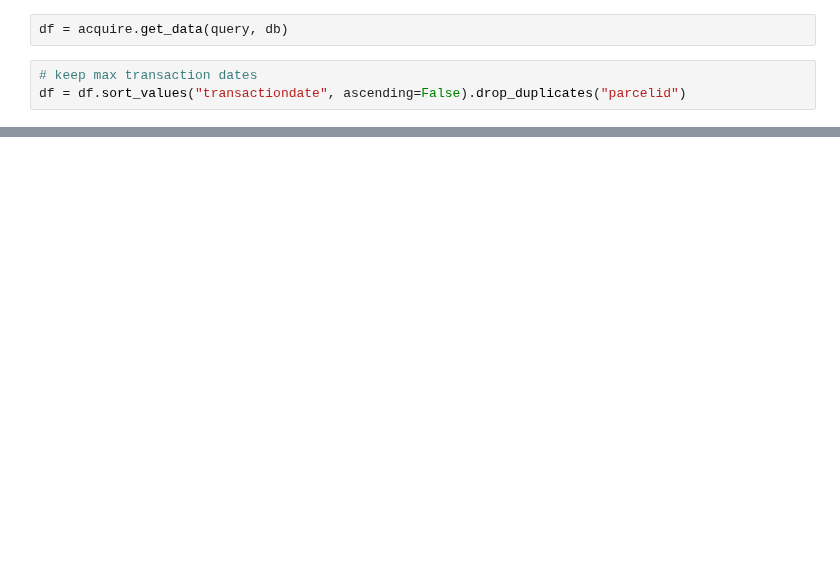
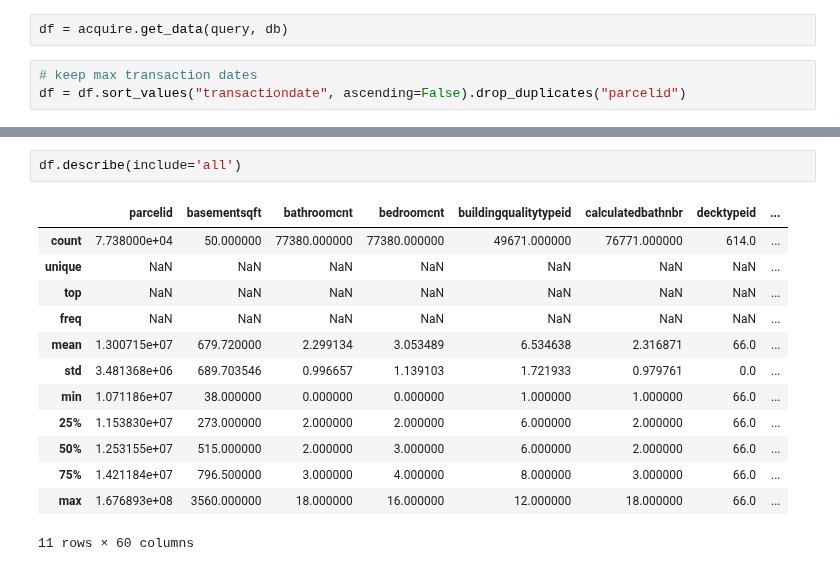
Before and after one commit to misty-garcia/ds-methodologies-exercises, a Jupyter notebook: clustering/zillow.ipynb, the cells around one changed output, grey strips where cells are left out. Cells and saved outputs as stored; diff of their text form; blank space fills up the shorter version.

```diff
--- a/clustering/zillow.ipynb
+++ b/clustering/zillow.ipynb
@@ -44,0 +73,16 @@ memory usage: 40.7+ MB
+# %%
+df.describe(include='all')
+# %% [output]
+|  | parcelid | basementsqft | bathroomcnt | bedroomcnt | buildingqualitytypeid | calculatedbathnbr | decktypeid | ... |
+| count | 7.738000e+04 | 50.000000 | 77380.000000 | 77380.000000 | 49671.000000 | 76771.000000 | 614.0 | ... |
+| unique | NaN | NaN | NaN | NaN | NaN | NaN | NaN | ... |
+| top | NaN | NaN | NaN | NaN | NaN | NaN | NaN | ... |
+| freq | NaN | NaN | NaN | NaN | NaN | NaN | NaN | ... |
+| mean | 1.300715e+07 | 679.720000 | 2.299134 | 3.053489 | 6.534638 | 2.316871 | 66.0 | ... |
+| std | 3.481368e+06 | 689.703546 | 0.996657 | 1.139103 | 1.721933 | 0.979761 | 0.0 | ... |
+| min | 1.071186e+07 | 38.000000 | 0.000000 | 0.000000 | 1.000000 | 1.000000 | 66.0 | ... |
+| 25% | 1.153830e+07 | 273.000000 | 2.000000 | 2.000000 | 6.000000 | 2.000000 | 66.0 | ... |
+| 50% | 1.253155e+07 | 515.000000 | 2.000000 | 3.000000 | 6.000000 | 2.000000 | 66.0 | ... |
+| 75% | 1.421184e+07 | 796.500000 | 3.000000 | 4.000000 | 8.000000 | 3.000000 | 66.0 | ... |
+| max | 1.676893e+08 | 3560.000000 | 18.000000 | 16.000000 | 12.000000 | 18.000000 | 66.0 | ... |
+11 rows × 60 columns
```
Also changed, not shown: parts of 35 cells of this notebook, 3 other files.
